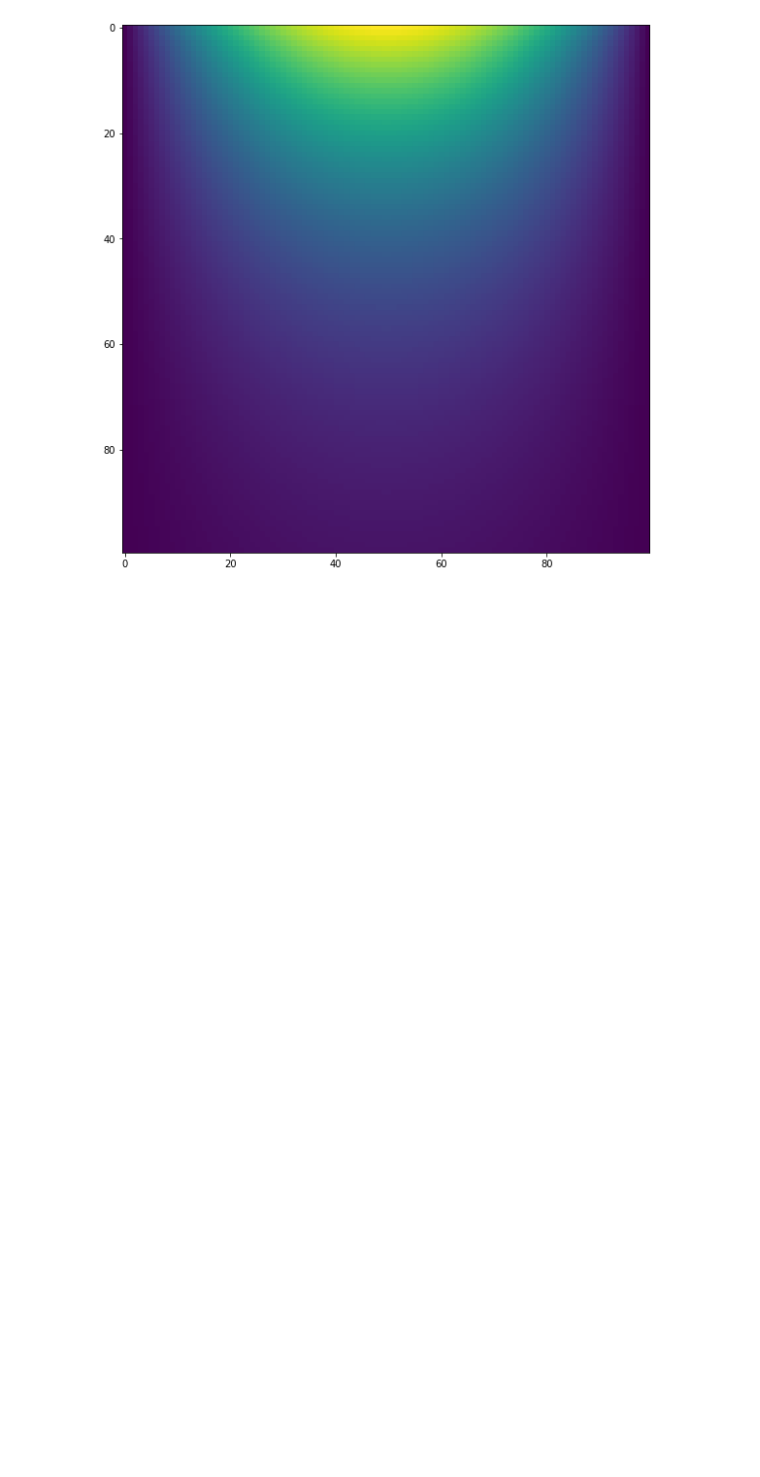
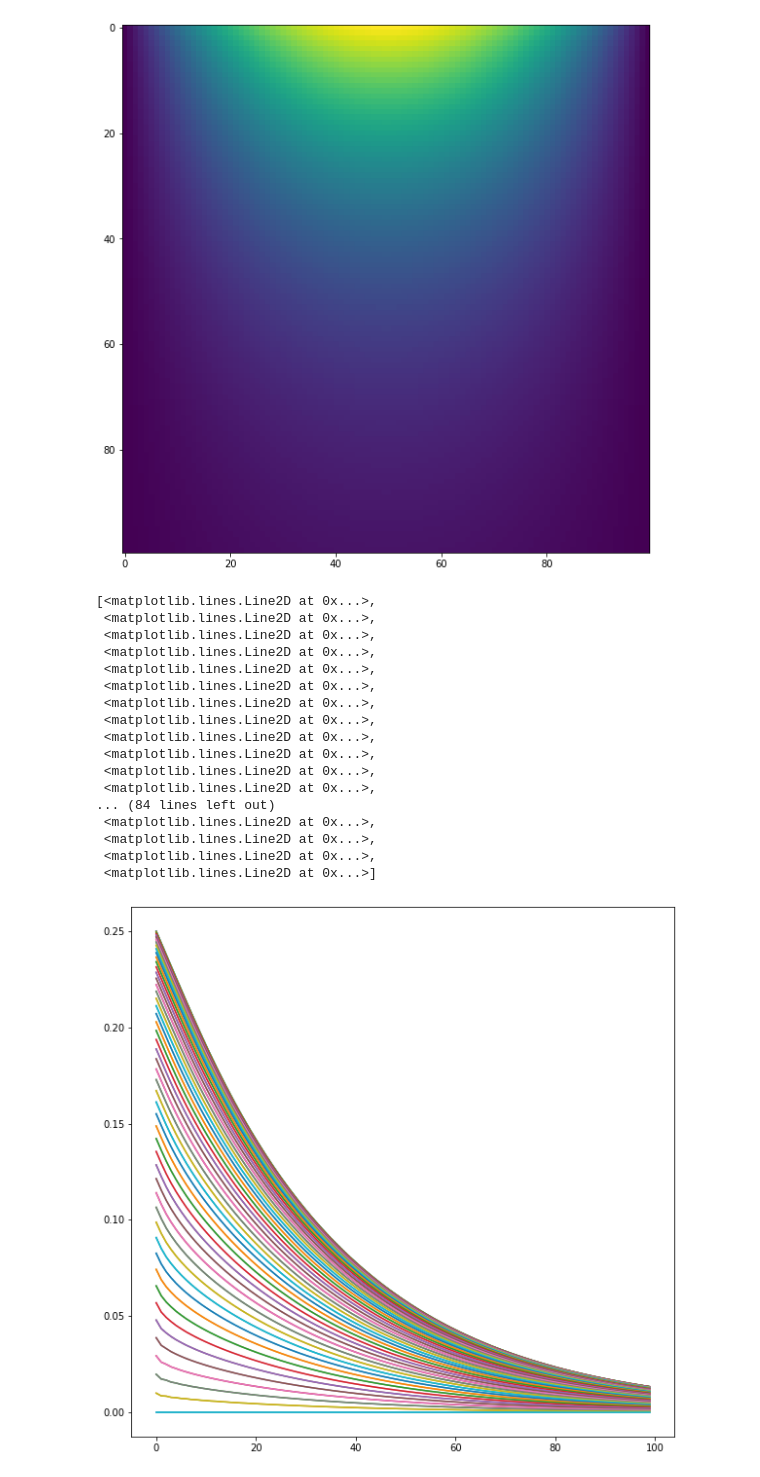
Before and after one commit to SkivHisink/BasicsOfComputationalPhysics, a Jupyter notebook: Task10Py/Task10.ipynb, the cells around one changed output. Saved outputs shown, nothing was run; the diff lists cells and outputs as text; code cells hidden in the pictures; blank space fills up the shorter version.

```diff
--- a/Task10Py/Task10.ipynb
+++ b/Task10Py/Task10.ipynb
@@ -88,3 +89,26 @@ plt.rcParams['figure.figsize'] = [10, 10]
 im = ax.imshow(equation.map)
 # %% [output]
 [figure]
+# %%
+fig, ax = plt.subplots()
+plt.rcParams['figure.figsize'] = [10, 10]
+ax.plot(equation.map)
+# %% [output]
+[<matplotlib.lines.Line2D at 0x...>,
+ <matplotlib.lines.Line2D at 0x...>,
+ <matplotlib.lines.Line2D at 0x...>,
+ <matplotlib.lines.Line2D at 0x...>,
+ <matplotlib.lines.Line2D at 0x...>,
+ <matplotlib.lines.Line2D at 0x...>,
+ <matplotlib.lines.Line2D at 0x...>,
+ <matplotlib.lines.Line2D at 0x...>,
+ <matplotlib.lines.Line2D at 0x...>,
+ <matplotlib.lines.Line2D at 0x...>,
+ <matplotlib.lines.Line2D at 0x...>,
+ <matplotlib.lines.Line2D at 0x...>,
+... (84 lines left out)
+ <matplotlib.lines.Line2D at 0x...>,
+ <matplotlib.lines.Line2D at 0x...>,
+ <matplotlib.lines.Line2D at 0x...>,
+ <matplotlib.lines.Line2D at 0x...>]
+[figure, added]
```
Also changed, not shown: parts of 1 cell of this notebook, 6 other files.
